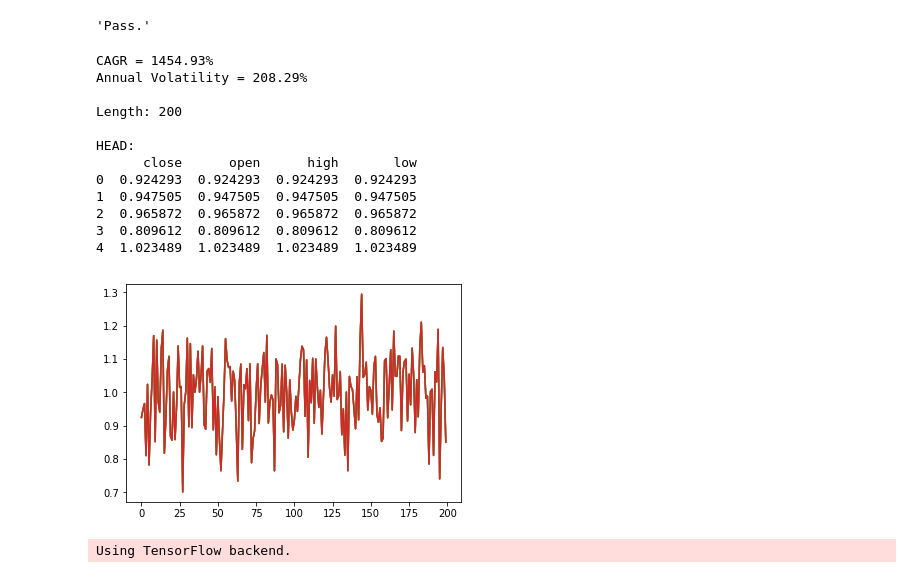
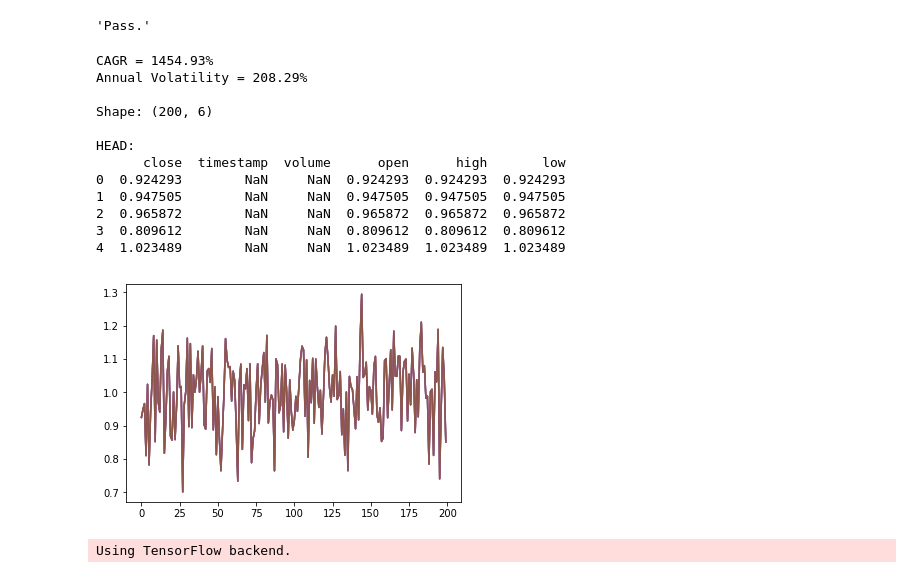
Before and after one commit to karma0/rltrade, a Jupyter notebook: RL-LSTM.ipynb, the cells around one changed output. Drawn from its saved outputs; the diff is of its cells as text; code cells hidden in the pictures.

```diff
--- a/RL-LSTM.ipynb
+++ b/RL-LSTM.ipynb
@@ -32,7 +32,7 @@ class DataGenerator:
     _days = 365
     _minutes = 365.0 * 24 * 60
 
-    def __init__(self, filename="BTRX_BTC-USDT_ohlcv.csv"):
+    def __init__(self, filename="../data/BTRX_BTC-USDT_ohlcv.csv"):
         # Load entire OHLC year of 2017, by minute, into a DataFrame
         self.data = pd.read_csv(filename)
 
@@ -50,43 +50,45 @@ class DataGenerator:
     def generate_data(self, amount=200):
         """By default, generates one year of ohlc minutes"""
         df = pd.DataFrame({
+            "timestamp": np.NaN,
+            "volume": np.NaN,
             "close": np.random.normal(
                 self.mu / self.data['close'].iloc[-1],
                 self.annual_volitility / math.sqrt(self._days),
                 amount
             ) + 1
         })
 
         # Duplicate information across ohlc fields
         df[['open']] = df[['close']]
         df[['high', 'low']] = df[['open', 'close']]
         return df
 
 
 a = DataGenerator()
 generated_data = a.generate_data()
 
 print (f"CAGR = {round(a.mu,4)*100}%")
 print (f"Annual Volatility = {round(a.annual_volitility,4)*100}%")
 
-print(f"\nLength: {len(generated_data)}\n\nHEAD:\n{generated_data.head()}")
+print(f"\nShape: {generated_data.shape}\n\nHEAD:\n{generated_data.head()}")
 
 plt.plot(generated_data)
 plt.show()
 # %% [output]
 CAGR = 1454.93%
 Annual Volatility = 208.29%
 
-Length: 200
+Shape: (200, 6)
 
 HEAD:
-      close      open      high       low
-0  0.924293  0.924293  0.924293  0.924293
-1  0.947505  0.947505  0.947505  0.947505
-2  0.965872  0.965872  0.965872  0.965872
-3  0.809612  0.809612  0.809612  0.809612
-4  1.023489  1.023489  1.023489  1.023489
+      close  timestamp  volume      open      high       low
+0  0.924293        NaN     NaN  0.924293  0.924293  0.924293
+1  0.947505        NaN     NaN  0.947505  0.947505  0.947505
+2  0.965872        NaN     NaN  0.965872  0.965872  0.965872
+3  0.809612        NaN     NaN  0.809612  0.809612  0.809612
+4  1.023489        NaN     NaN  1.023489  1.023489  1.023489
-[figure, old version]
+[figure, new version]
 # %%
 class Backtest(object):
     """
```
Also changed, not shown: 2 other files.
